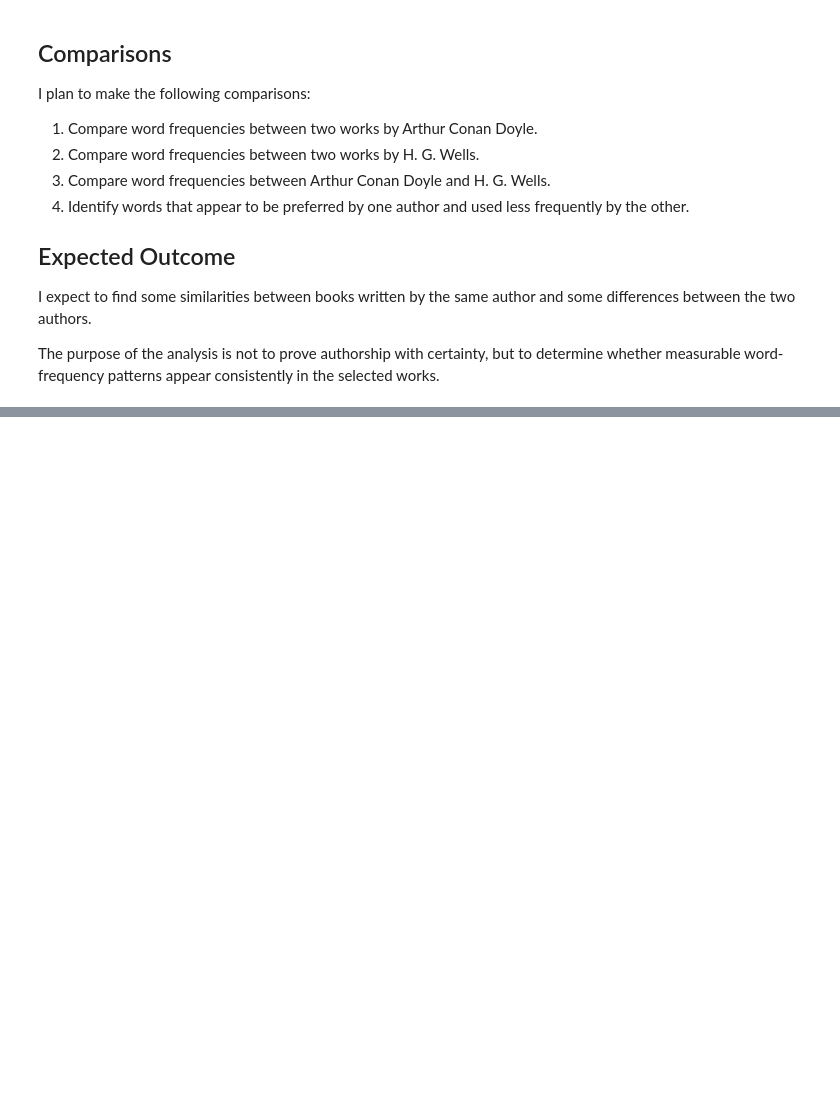
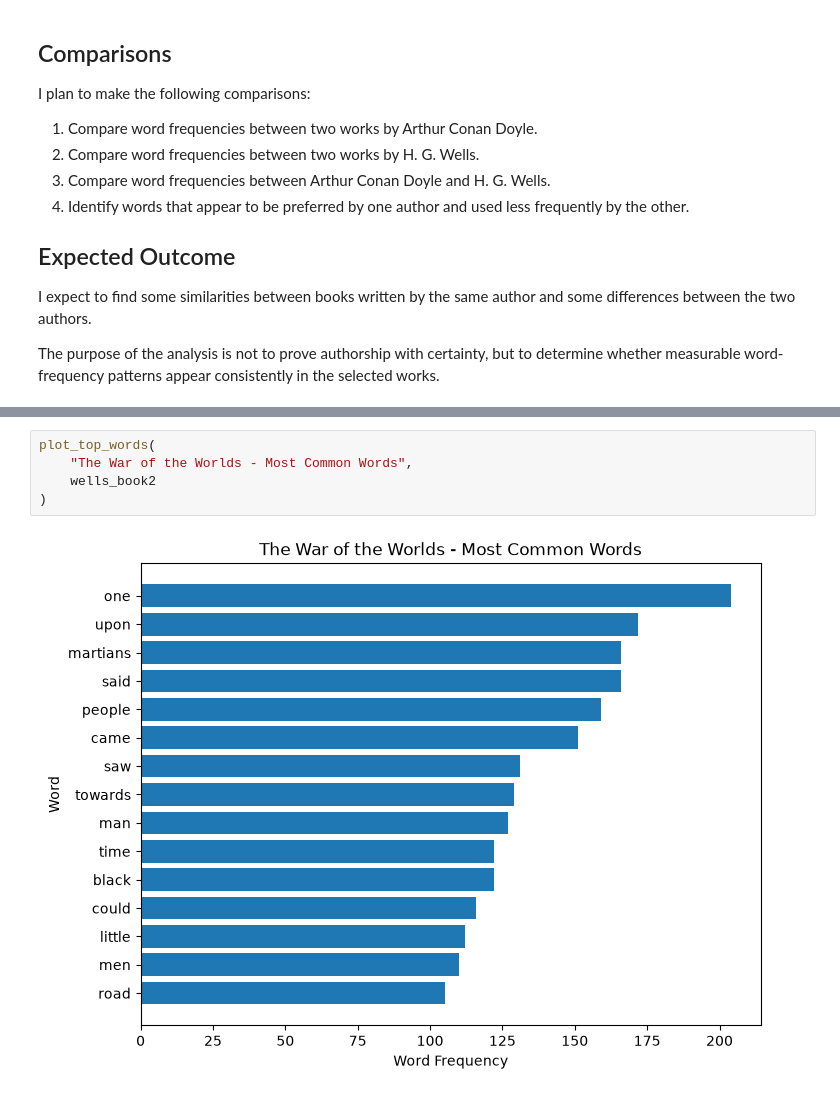
Before and after one commit to melawadyutk/MiniProject1, a Jupyter notebook: melawady.ipynb, the cells around one changed output, grey strips where cells are left out. Drawn from its saved outputs; the diff is of its cells as text; blank space fills up the shorter version.

```diff
--- a/melawady.ipynb
+++ b/melawady.ipynb
@@ -58,0 +314,7 @@ The purpose of the analysis is not to prove authorship with certainty, but to de
+# %%
+plot_top_words(
+    "The War of the Worlds - Most Common Words",
+    wells_book2
+)
+# %% [output]
+[figure, added]
```
Also changed, not shown: parts of 48 cells of this notebook.
